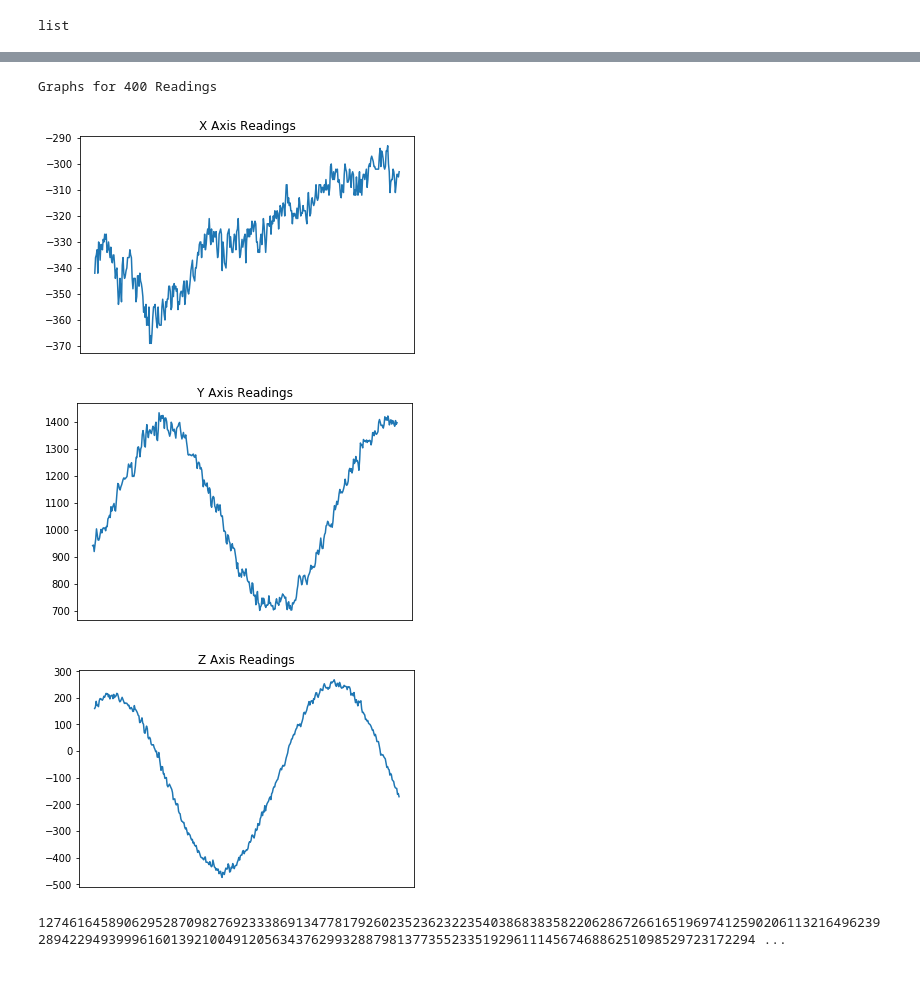
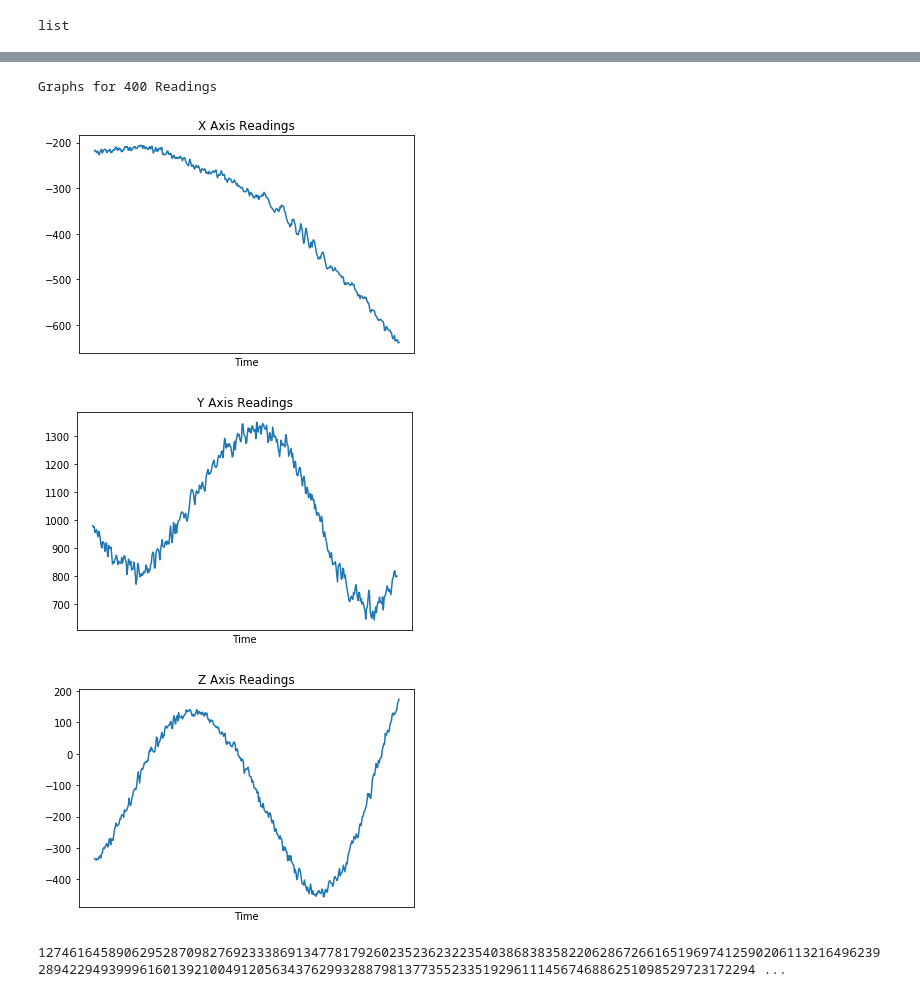
Before and after one commit to parth2480/data_compression, a Jupyter notebook: more_trials.ipynb, the cells around one changed output, grey strips where cells are left out. Drawn from its saved outputs; the diff is of its cells as text; code cells hidden in the pictures.

```diff
--- a/more_trials.ipynb
+++ b/more_trials.ipynb
@@ -437,24 +437,27 @@ Original matches decoded: True
 # %%
 rand_start = random.randint(0, 650000)
 df_part = data_df[rand_start: rand_start+400]
 print('Graphs for 400 Readings')
 plt.plot(df_part['Time'], df_part['X'])
 plt.xticks([])
+plt.xlabel('Time')
 plt.title('X Axis Readings')
 plt.show()
 
 plt.plot(df_part['Time'], df_part['Y'])
 plt.xticks([])
+plt.xlabel('Time')
 plt.title('Y Axis Readings')
 plt.show()
 
 plt.plot(df_part['Time'], df_part['Z'])
 plt.xticks([])
+plt.xlabel('Time')
 plt.title('Z Axis Readings')
 plt.show()
 # %% [output]
 Graphs for 400 Readings
-[figure, old version]
+[figure, new version]
-[figure, old version]
+[figure, new version]
-[figure, old version]
+[figure, new version]
 # %%
```
Also changed, not shown: parts of 1 cell of this notebook, 2 other files.
